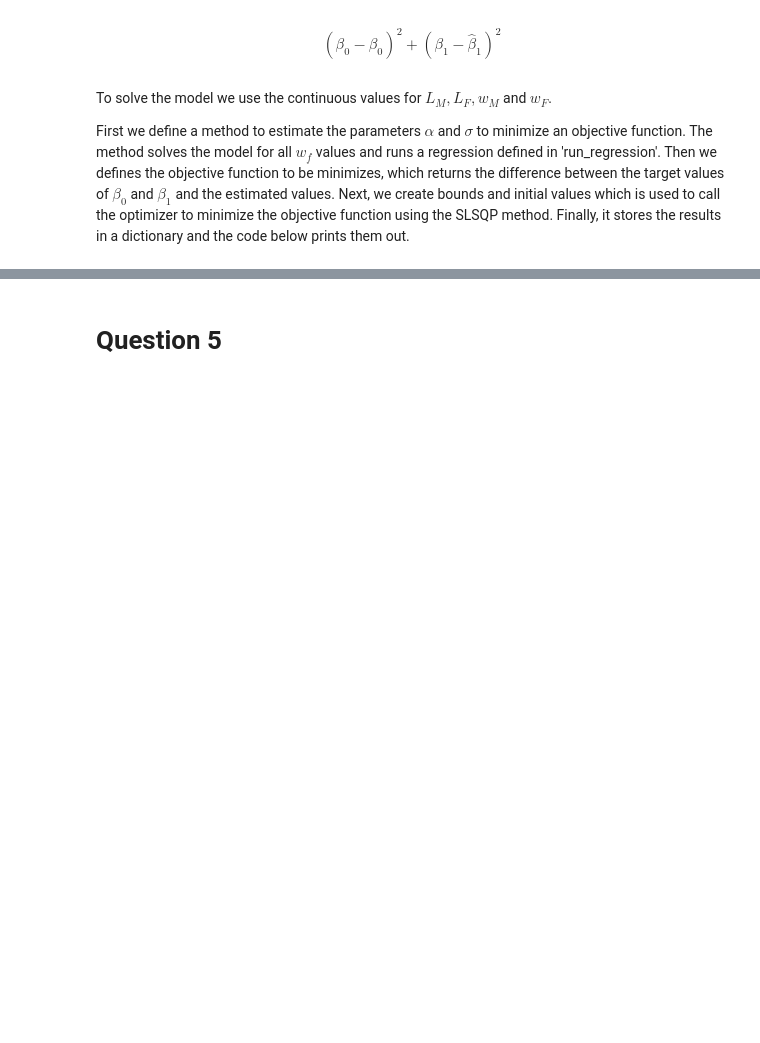
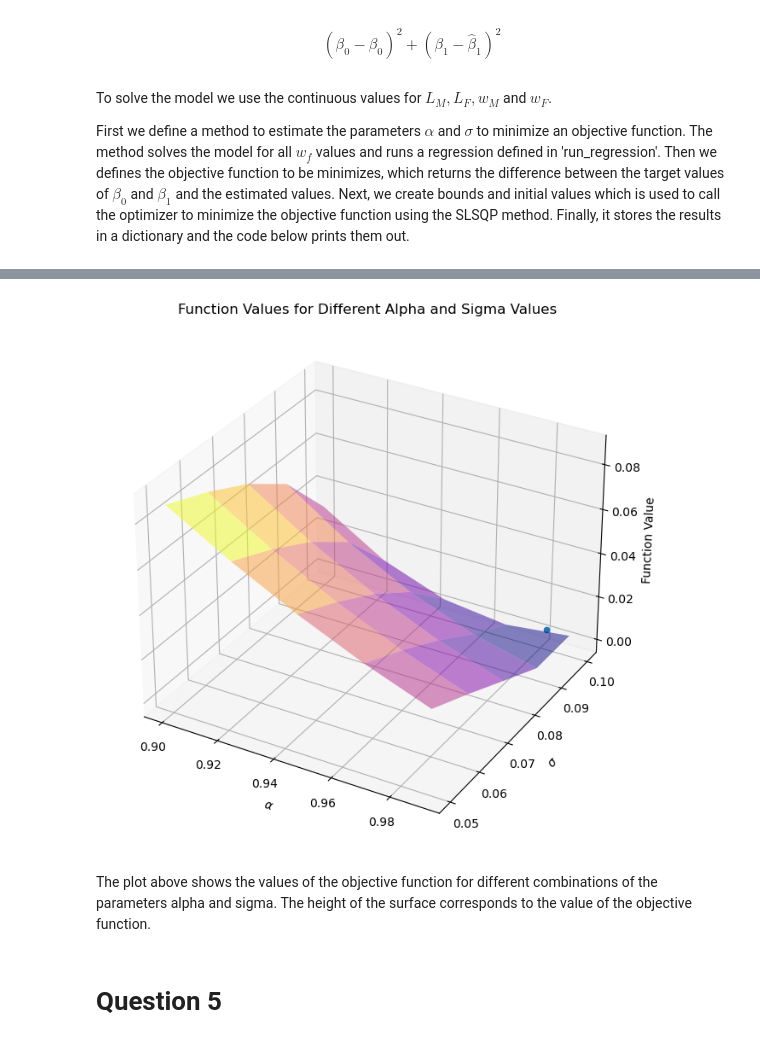
Before and after one commit to NumEconCopenhagen/projects-2023-wsz235, a Jupyter notebook: inauguralproject/inauguralproject.ipynb, the cells around one changed output, grey strips where cells are left out. Saved outputs shown, nothing was run; the diff lists cells and outputs as text; code cells hidden in the pictures; blank space fills up the shorter version.

```diff
--- a/inauguralproject/inauguralproject.ipynb
+++ b/inauguralproject/inauguralproject.ipynb
@@ -119,19 +119,23 @@ To solve the model continuously we use the optimization techniques from the 'sci
 
 We use the definition of $w_f$ from question 2 and uses pandas DataFrame to plot $log(H_M/H_F)$ against $log(w_m/w_f)$. By running the code below, you will see the plot.
 # %%
-# define wf to vary
+model = HouseholdSpecializationModelClass()
+
+# define empty list for log(HF/HM) and log(wF/wM)
+log_HFHM_list = []
 log_wfwm_list = []
-log_HFHM_ratio_list = []
 
 # loop over the female wage values
-for wf in wf_vec:
-    model.par.wF=wf
-    opt=model.solve()
-    log_wfwm_list.append(math.log(wf/model.par.wM))
-    log_HFHM_ratio_list.append(math.log(opt.HF/opt.HM))
+for wF in model.par.wF_vec:
+    model.par.wF = wF
+    opt = model.solve_continuous()
+    log_HFHM = np.log(opt.HF/opt.HM)
+    log_HFHM_list.append(log_HFHM)
+    log_wfwm = np.log(model.par.wF/model.par.wM)  # use wF instead of wM
+    log_wfwm_list.append(log_wfwm)
 
 # create figure with results
-plt.plot(log_wfwm_list, log_HFHM_ratio_list, marker='o', color='green')
+plt.plot(log_wfwm_list, log_HFHM_list, marker='o', color='green')
 plt.xlabel('log($w_F$/$w_M$)', fontsize=12)
 plt.ylabel('log($H_F$/$H_M$)', fontsize=12)
 plt.title('Continous time: Variation in Wage Ratio and Ratio of Household Production Time', fontsize=12)
@@ -176,2 +176,44 @@ As $\sigma$ equal 1.0, we use the Cobb-Douglas roduction function. We estimate $
+# %%
+# define alpha and sigma values to loop over
+alpha_vals = np.linspace(0.90, 0.99, 5)
+sigma_vals = np.linspace(0.05, 0.1, 5)
+
+# create an empty list to store function values
+function_vector = []
+
+# loop over alpha and sigma values
+for i, alpha in enumerate(alpha_vals):
+    for j, sigma in enumerate(sigma_vals):
+        # instantiate the model with the current alpha and sigma values
+        model.par.alpha = alpha
+        model.par.sigma = sigma
+        # solve for female wages and run regression
+        model.solve_wF_vec()
+        model.run_regression()
+        # calculate the function value and add it to the list if it's positive
+        function_value = ((0.4-model.sol.beta0)**2 + (-0.1-model.sol.beta1)**2)
+        if function_value > 0:
+            function_vector.append(function_value)
+
+# convert the list of function values to a numpy array
+function_vals = np.array(function_vector).reshape(len(alpha_vals), len(sigma_vals))
+
+# create a grid of alpha and sigma values
+alpha_grid, sigma_grid = np.meshgrid(alpha_vals, sigma_vals)
+
+# create plot
+fig = plt.figure(figsize=(10,8))
+ax = fig.add_subplot(111, projection='3d')
+ax.plot_surface(alpha_grid, sigma_grid, function_vals, cmap='plasma', alpha=0.50) # plot the function values
+ax.scatter([0.982], [0.100], [(0.4-model.sol.beta0)**2 + (-0.1-model.sol.beta1)**2]) # plot the optimal solution
+ax.set_xlabel(r'$\alpha$') # set x-axis label
+ax.set_ylabel(r'$\sigma$') # set y-axis label
+ax.set_zlabel('Function Value') # set z-axis label
+ax.set_title('Function Values for Different Alpha and Sigma Values') # set plot title
+plt.show() # display the plot
+# %% [output]
+[figure, added]
+# %% [markdown]
+The plot above shows the values of the objective function for different combinations of the parameters alpha and sigma. The height of the surface corresponds to the value of the objective function.
 # %% [markdown]
 # Question 5
```
Also changed, not shown: parts of 6 cells of this notebook, 2 other files.
